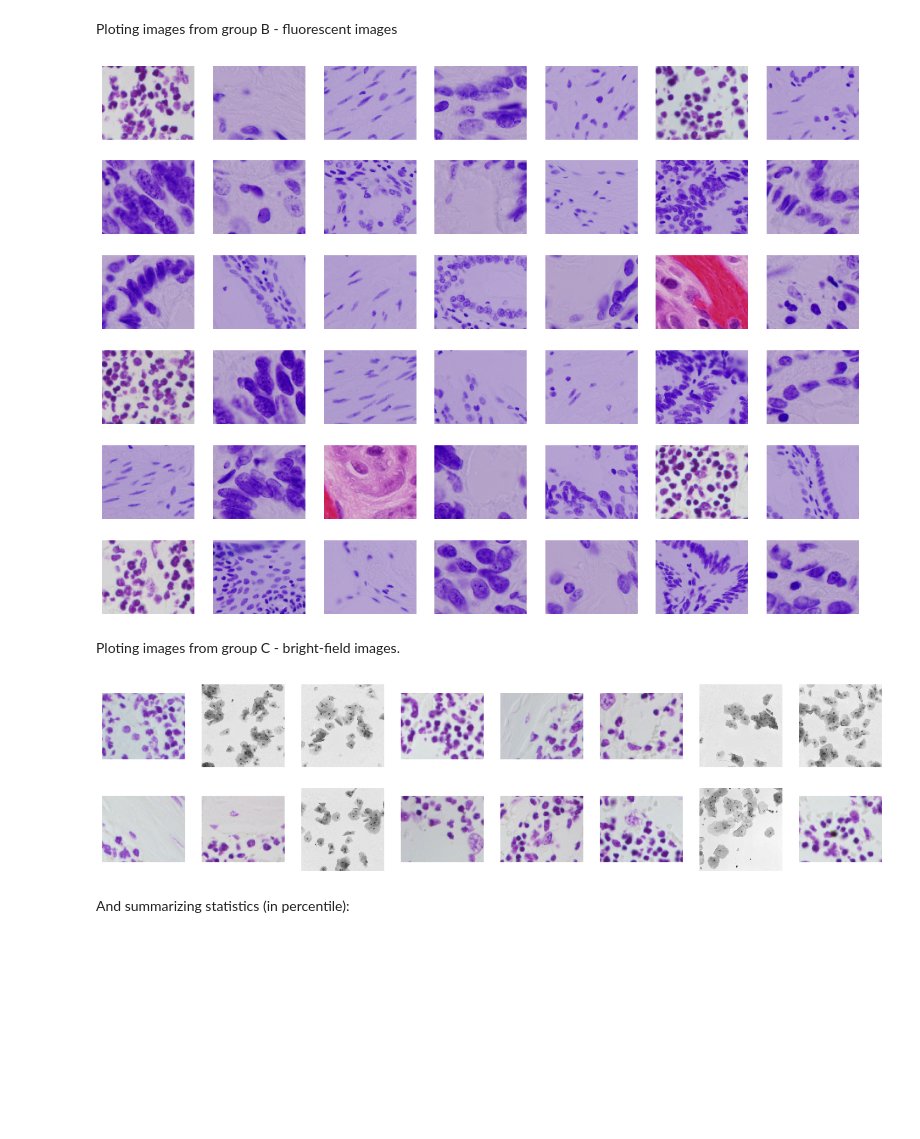
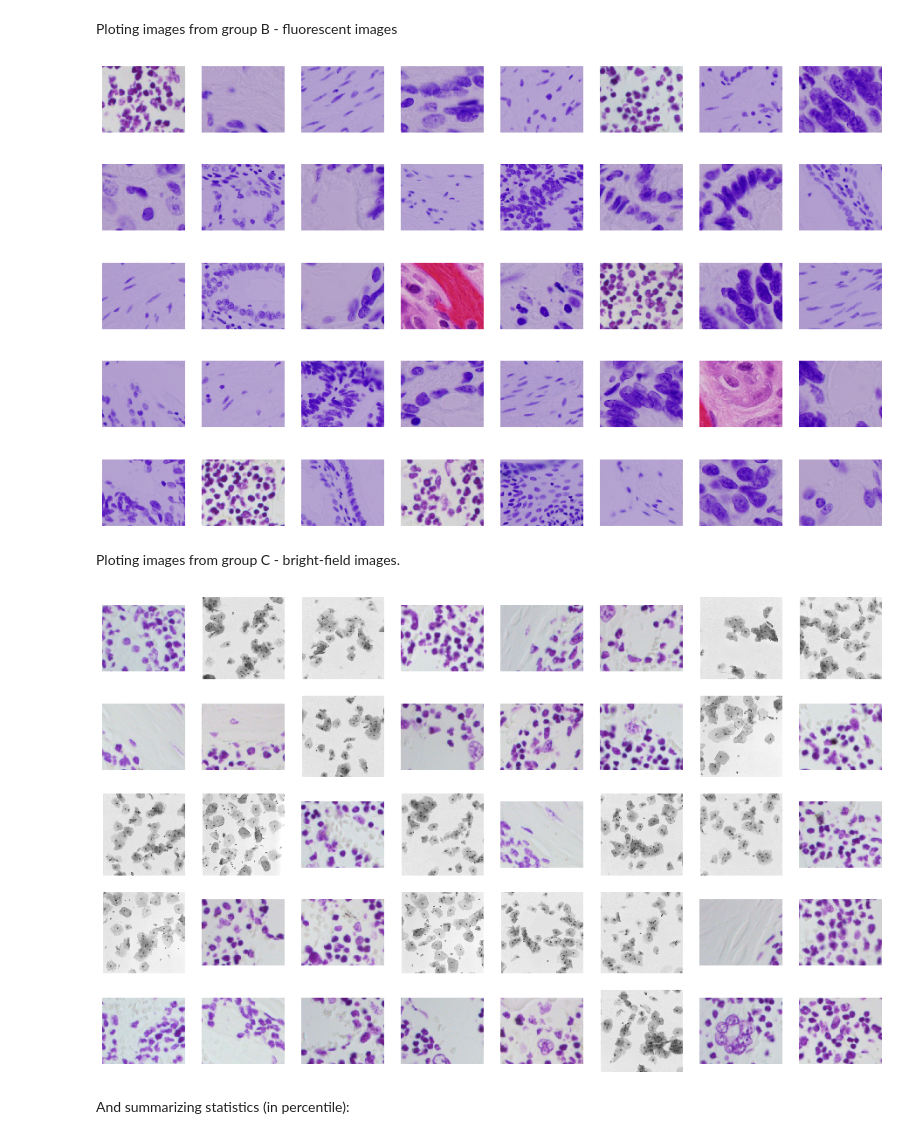
Before and after one commit to Kochurovskyi/Deep_Neural_Network_Projects, a Jupyter notebook: UNet(semantic segmentation)/EDA.ipynb, the cells around one changed output. Saved outputs shown, nothing was run; the diff lists cells and outputs as text; code cells hidden in the pictures; blank space fills up the shorter version.

```diff
--- a/UNet(semantic segmentation)/EDA.ipynb
+++ b/UNet(semantic segmentation)/EDA.ipynb
@@ -190,15 +191,15 @@ plot_images(color_clust[color_clust['hsv_cluster'] == 0]['im_id'].values, 6, 8)
 # %% [markdown]
 Ploting images from group B - fluorescent images
 # %%
-plot_images(color_clust[color_clust['hsv_cluster'] == 1]['im_id'].values, 6, 7)
+plot_images(color_clust[color_clust['hsv_cluster'] == 1]['im_id'].values, 5, 8)
 # %% [output]
-[figure, old version]
+[figure, new version]
 # %% [markdown]
 Ploting images from group C - bright-field images.
 # %%
-plot_images(color_clust[color_clust['hsv_cluster'] == 2]['im_id'].values, 2, 8)
+plot_images(color_clust[color_clust['hsv_cluster'] == 2]['im_id'].values, 5, 8)
 # %% [output]
-[figure, old version]
+[figure, new version]
 # %% [markdown]
 And summarizing statistics (in percentile):
 # %%
```
Also changed, not shown: parts of 5 cells of this notebook.
